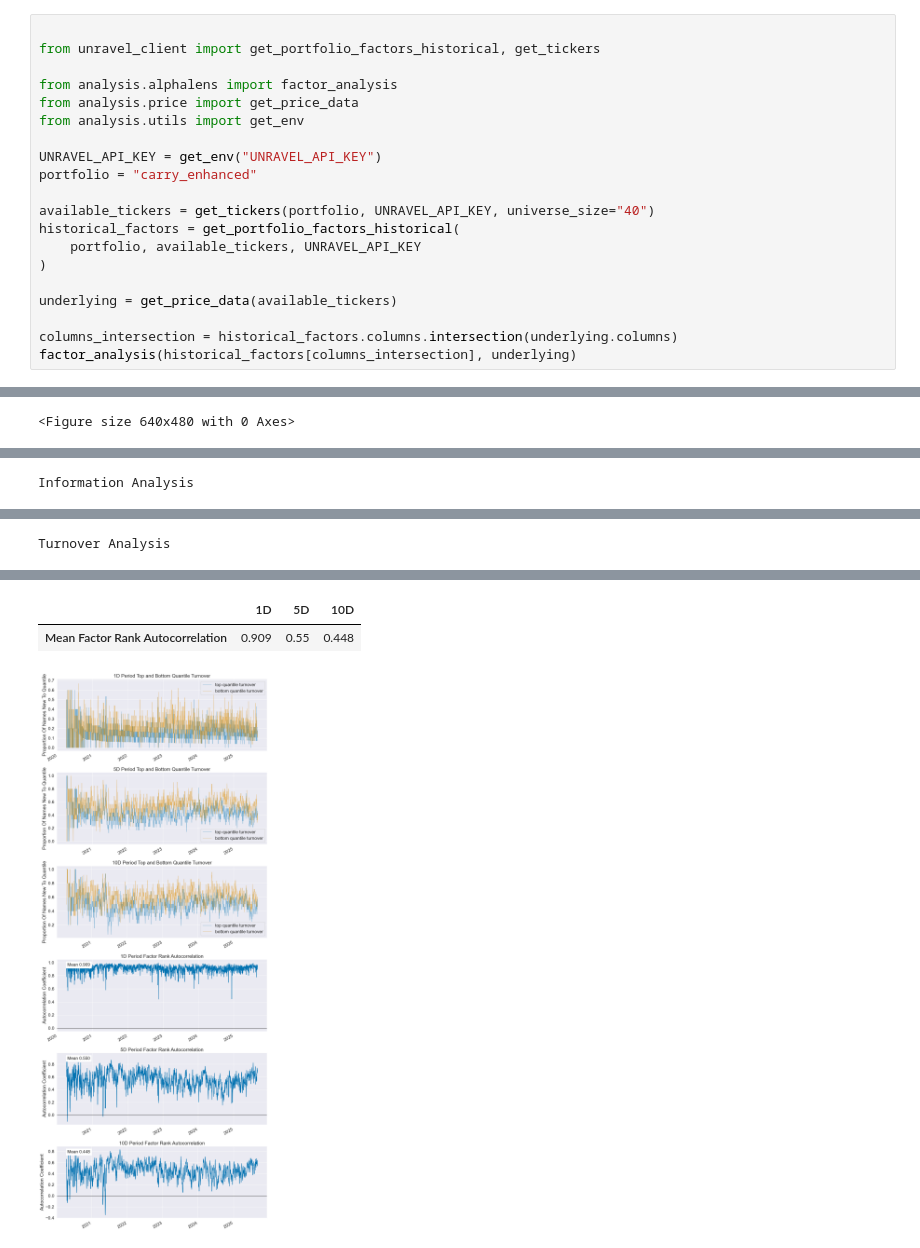
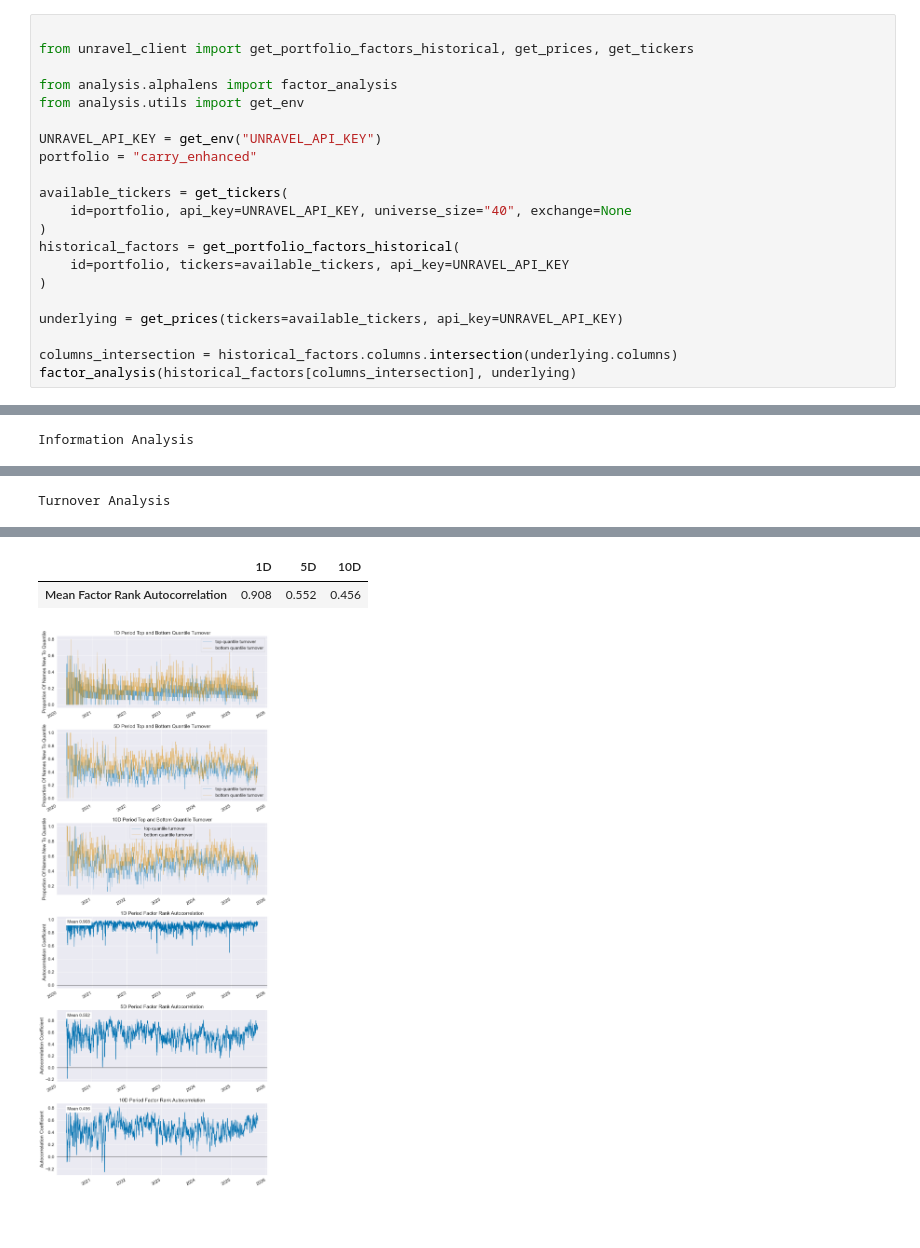
Before and after one commit to unravel-finance/dataroom, a Jupyter notebook: factor_analysis_carry_enhanced.ipynb, the cells around one changed output, grey strips where cells are left out. Drawn from its saved outputs; the diff is of its cells as text; blank space fills up the shorter version.

Commit message:
feature(API): use the new `prices` endpoint (#10)

```diff
--- a/factor_analysis_carry_enhanced.ipynb
+++ b/factor_analysis_carry_enhanced.ipynb
@@ -1,20 +1,21 @@
 # %%
 
-from unravel_client import get_portfolio_factors_historical, get_tickers
+from unravel_client import get_portfolio_factors_historical, get_prices, get_tickers
 
 from analysis.alphalens import factor_analysis
-from analysis.price import get_price_data
 from analysis.utils import get_env
 
 UNRAVEL_API_KEY = get_env("UNRAVEL_API_KEY")
 portfolio = "carry_enhanced"
 
-available_tickers = get_tickers(portfolio, UNRAVEL_API_KEY, universe_size="40")
+available_tickers = get_tickers(
+    id=portfolio, api_key=UNRAVEL_API_KEY, universe_size="40", exchange=None
+)
 historical_factors = get_portfolio_factors_historical(
-    portfolio, available_tickers, UNRAVEL_API_KEY
+    id=portfolio, tickers=available_tickers, api_key=UNRAVEL_API_KEY
 )
 
-underlying = get_price_data(available_tickers)
+underlying = get_prices(tickers=available_tickers, api_key=UNRAVEL_API_KEY)
 
 columns_intersection = historical_factors.columns.intersection(underlying.columns)
 factor_analysis(historical_factors[columns_intersection], underlying)
@@ -48 +42 @@ Returns Analysis
-<Figure size 640x480 with 0 Axes>
+Information Analysis
@@ -50,2 +43 @@ Returns Analysis
-Information Analysis
 |  | 1D | 5D | 10D |
@@ -60,2 +52,2 @@ Information Analysis
-Turnover Analysis
+Turnover Analysis
 |  | 1D | 5D | 10D |
@@ -67,3 +59,3 @@ Turnover Analysis
 |  | 1D | 5D | 10D |
-| Mean Factor Rank Autocorrelation | 0.909 | 0.55 | 0.448 |
+| Mean Factor Rank Autocorrelation | 0.908 | 0.552 | 0.456 |
-[figure, old version]
+[figure, new version]
```
Also changed, not shown: parts of 1 cell of this notebook, 9 other files.
